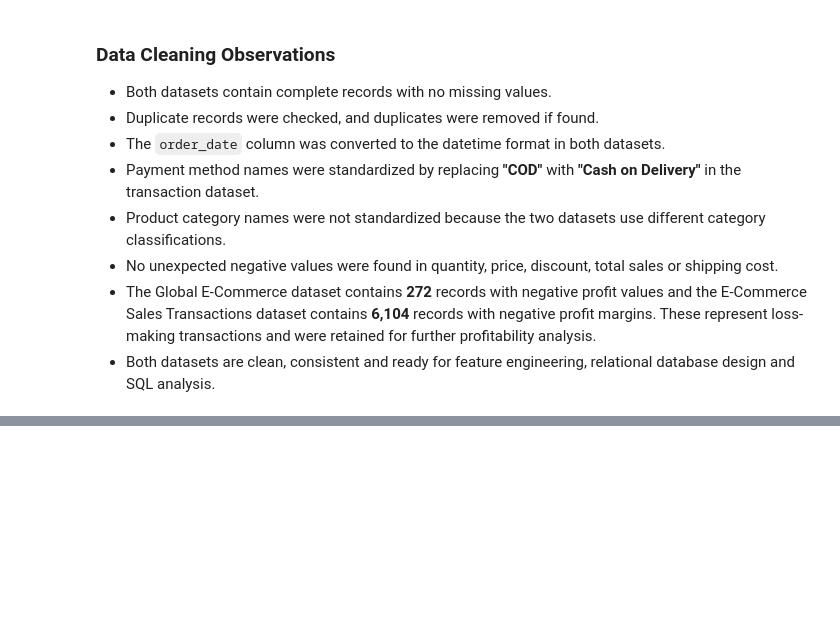
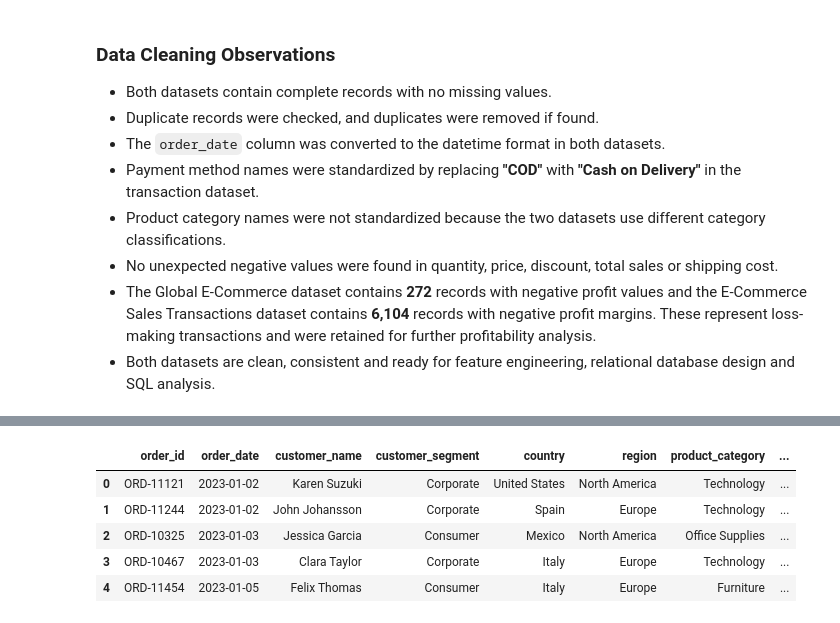
Before and after one commit to KiruthigaSidharthan/Global_Ecommerce_Sales_Analysis, a Jupyter notebook: Notebooks/Ecommerce_Sales_Transaction_Analysis.ipynb, the cells around one changed output, grey strips where cells are left out. Cells and saved outputs as stored; diff of their text form; code cells hidden in the pictures; blank space fills up the shorter version.

```diff
--- a/Notebooks/Ecommerce_Sales_Transaction_Analysis.ipynb
+++ b/Notebooks/Ecommerce_Sales_Transaction_Analysis.ipynb
@@ -349,0 +388,11 @@ dtype: int64
+# %%
+# Create discount amount
+ecommerce_df["discount_amount"] = (ecommerce_df["unit_price"]* ecommerce_df["quantity"]* ecommerce_df["discount_percent"] / 100)
+ecommerce_df.head()
+# %% [output]
+|  | order_id | order_date | customer_name | customer_segment | country | region | product_category | ... |
+| 0 | ORD-11121 | 2023-01-02 | Karen Suzuki | Corporate | United States | North America | Technology | ... |
+| 1 | ORD-11244 | 2023-01-02 | John Johansson | Corporate | Spain | Europe | Technology | ... |
+| 2 | ORD-10325 | 2023-01-03 | Jessica Garcia | Consumer | Mexico | North America | Office Supplies | ... |
+| 3 | ORD-10467 | 2023-01-03 | Clara Taylor | Corporate | Italy | Europe | Technology | ... |
+| 4 | ORD-11454 | 2023-01-05 | Felix Thomas | Consumer | Italy | Europe | Furniture | ... |
```
Also changed, not shown: parts of 10 cells of this notebook.
